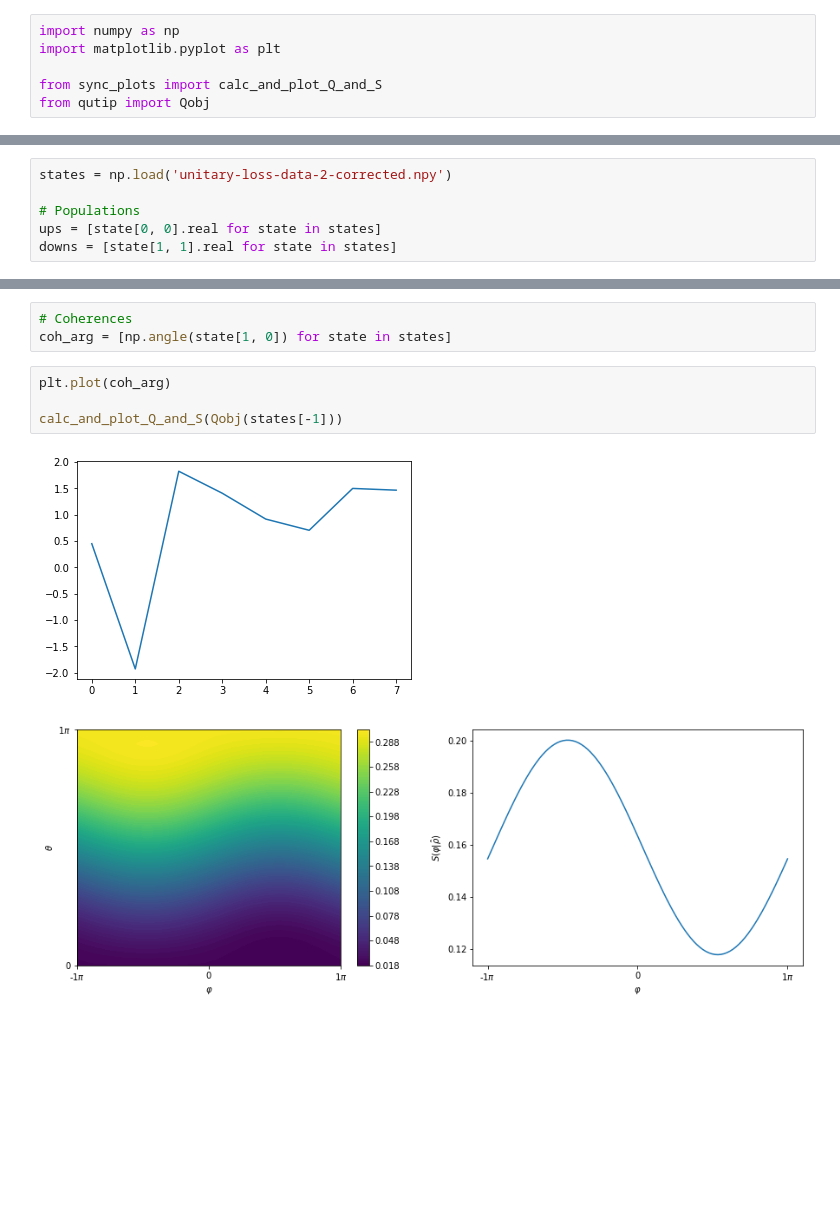
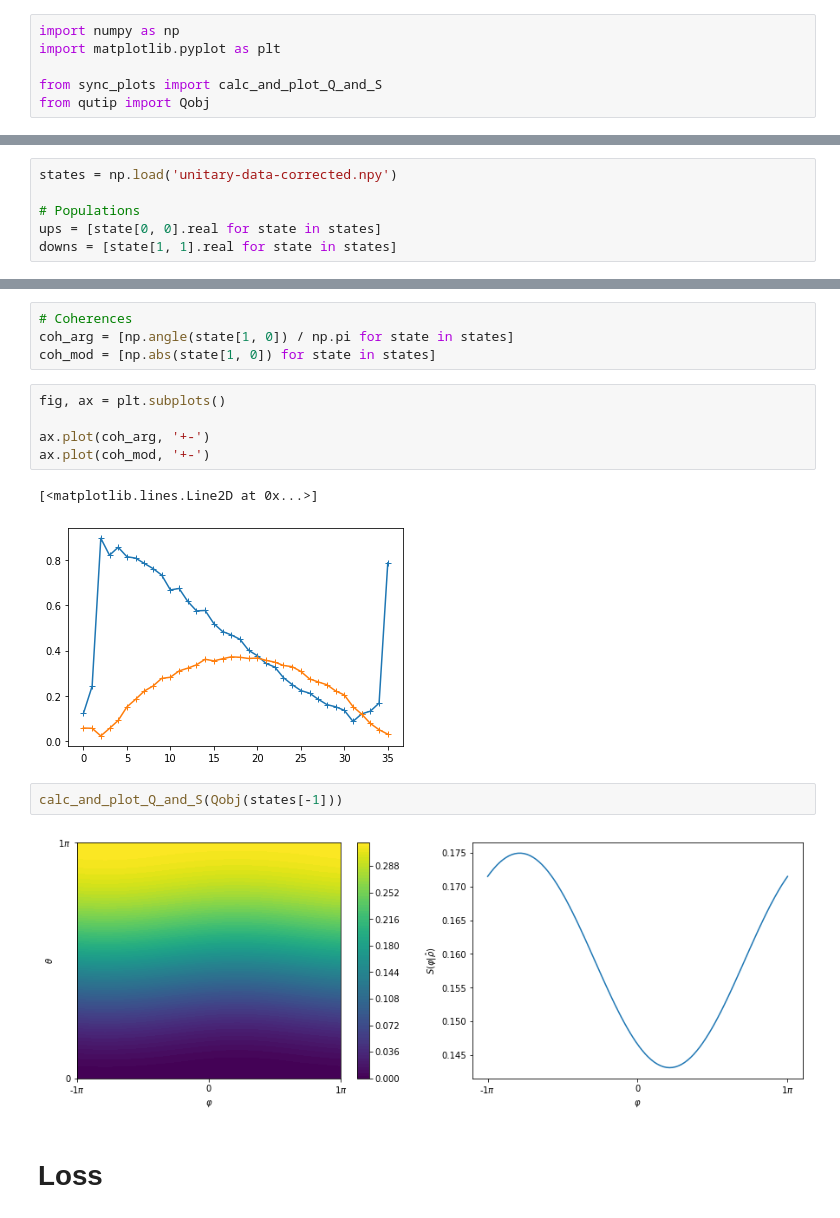
Before and after one commit to OliverDudgeon/QSync, a Jupyter notebook: experiment-plots.ipynb, the cells around one changed output, grey strips where cells are left out. Cells and saved outputs as stored; diff of their text form; blank space fills up the shorter version.

Commit message:
Add loss and gain experiment data and plots

```diff
--- a/experiment-plots.ipynb
+++ b/experiment-plots.ipynb
@@ -7,5 +9,5 @@ from qutip import Qobj
 # %%
-states = np.load('unitary-loss-data-2-corrected.npy')
+states = np.load('unitary-data-corrected.npy')
 
 # Populations
 ups = [state[0, 0].real for state in states]
@@ -21,10 +23,18 @@ ax.plot(downs)
 # %%
 # Coherences
-coh_arg = [np.angle(state[1, 0]) for state in states]
+coh_arg = [np.angle(state[1, 0]) / np.pi for state in states]
+coh_mod = [np.abs(state[1, 0]) for state in states]
+# %%
+fig, ax = plt.subplots()
+
+ax.plot(coh_arg, '+-')
+ax.plot(coh_mod, '+-')
+# %% [output]
+[<matplotlib.lines.Line2D at 0x...>]
+[figure, added]
 # %%
-plt.plot(coh_arg)
-
 calc_and_plot_Q_and_S(Qobj(states[-1]))
 # %% [output]
-[figure, old version]
+[figure, new version]
-[figure, removed]
+# %% [markdown]
+# Loss
```
Also changed, not shown: parts of 16 cells of this notebook, 3 other files.
